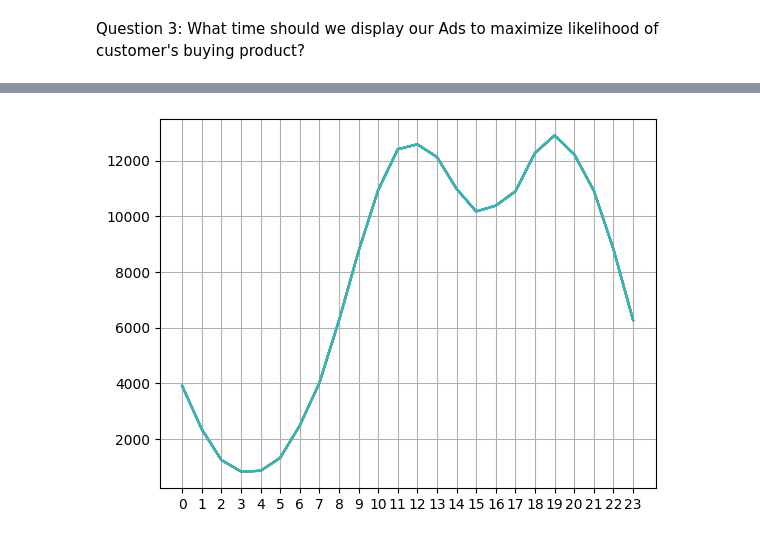
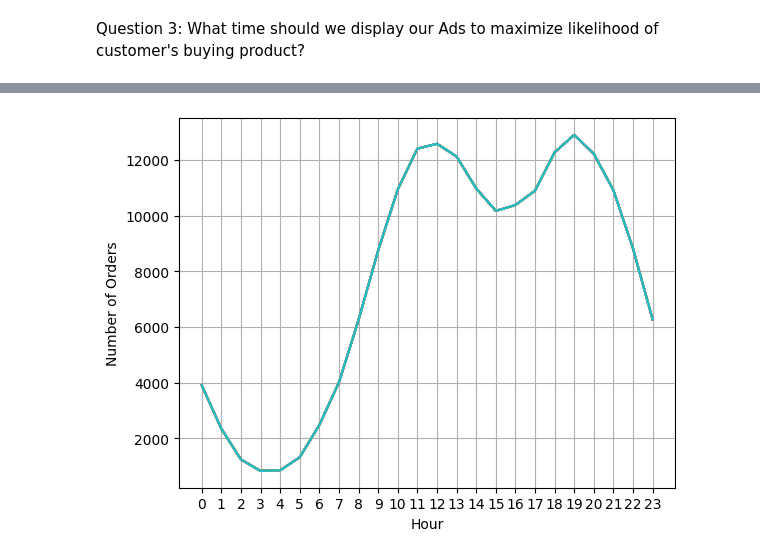
Before and after one commit to danielabaptista/Project_SalesDataAnalysis, a Jupyter notebook: projectSalesAnalysis.ipynb, the cells around one changed output, grey strips where cells are left out. Cells and saved outputs as stored; diff of their text form; code cells hidden in the pictures.

```diff
--- a/projectSalesAnalysis.ipynb
+++ b/projectSalesAnalysis.ipynb
@@ -156,9 +156,13 @@ all_data.head()
 # %%
 hours = [hour for hour, df in all_data.groupby('Hour')]
 
 plt.plot(hours, all_data.groupby(['Hour']).count())
 plt.xticks(hours)
+plt.xlabel('Hour')
+plt.ylabel('Number of Orders')
 plt.grid()
 plt.show()
+
+# Around 11h or 19h is a good time to display Ads.
 # %% [output]
-[figure, old version]
+[figure, new version]
```
Also changed, not shown: parts of 3 cells of this notebook.
